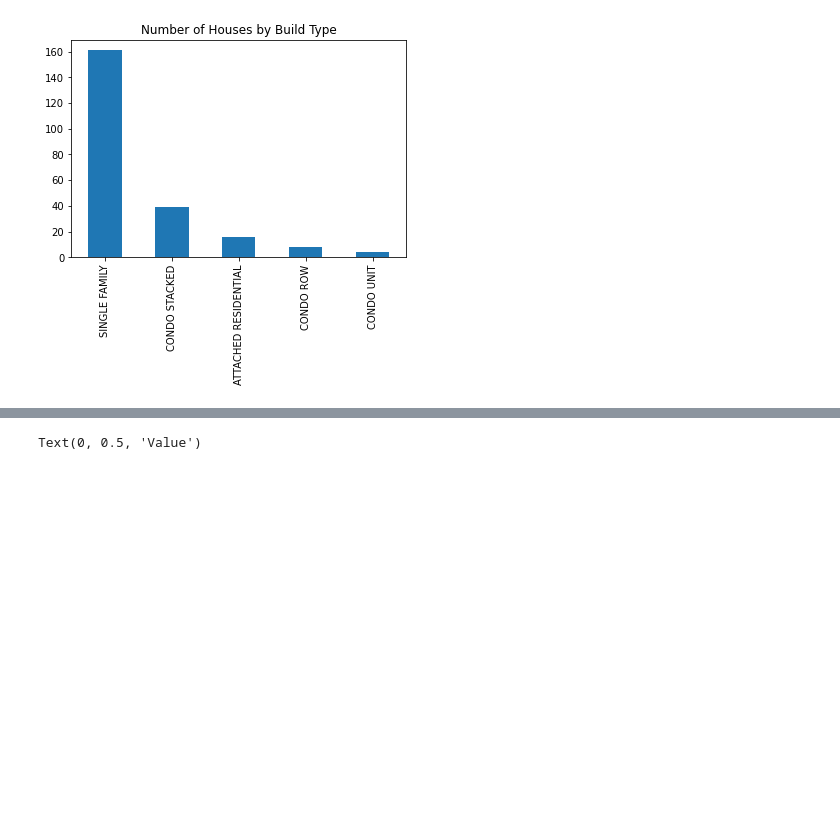
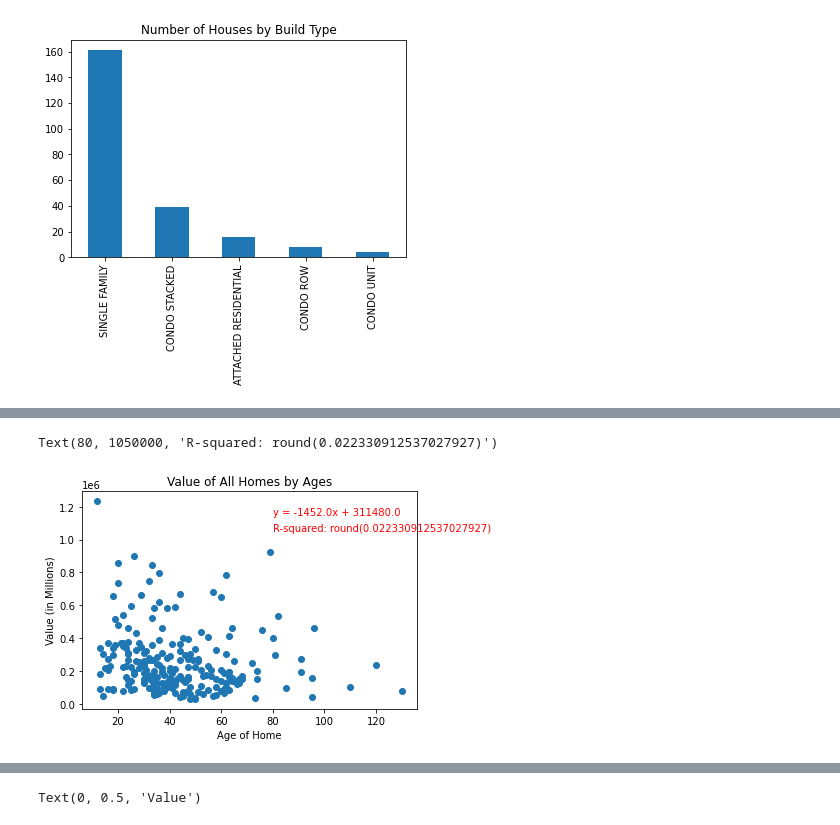
Before and after one commit to ajwu100/GROUP-9-PROJECT-1, a Jupyter notebook: house_attributes.ipynb, the cells around one changed output, grey strips where cells are left out. Saved outputs shown, nothing was run; the diff lists cells and outputs as text; code cells hidden in the pictures; blank space fills up the shorter version.

```diff
--- a/house_attributes.ipynb
+++ b/house_attributes.ipynb
@@ -104,3 +121,30 @@ plt.show()
+# %%
+np.polyfit(hx, hy, 1)
+
+(slope, intercept, rvalue, pvalue, stderr) = linregress(hx, hy)
+slope, intercept
+
+house_predict = hx*slope + intercept
+house_predict
+
+line_eq = f"y = {round(slope)}x + {round(intercept)}"
+r_val = pearsonr(hx, hy)[0]
+r_sq =  r_val ** 2
+# %%
+hx = house_df["House Age"]
+hy = house_df["ValueofHome"]
+plt.scatter(hx, hy)
+
+plt.title("Value of All Homes by Ages")
+plt.xlabel("Age of Home")
+plt.ylabel("Value (in Millions)")
+plt.tight_layout
+
+plt.annotate(line_eq, (80,1150000), color="red")
+plt.annotate(f"R-squared: {r_sq}", (80,1050000), color="red")
+# %% [output]
+Text(80, 1050000, 'R-squared: round(0.022330912537027927)')
+[figure, added]
 # %%
 #scatter plot of value of houses by build type: Single Family
 single_fam = house_df.loc[house_df["TypeOfResidence"]=="SINGLE FAMILY"]
```
Also changed, not shown: parts of 10 cells of this notebook, 1 other file.
